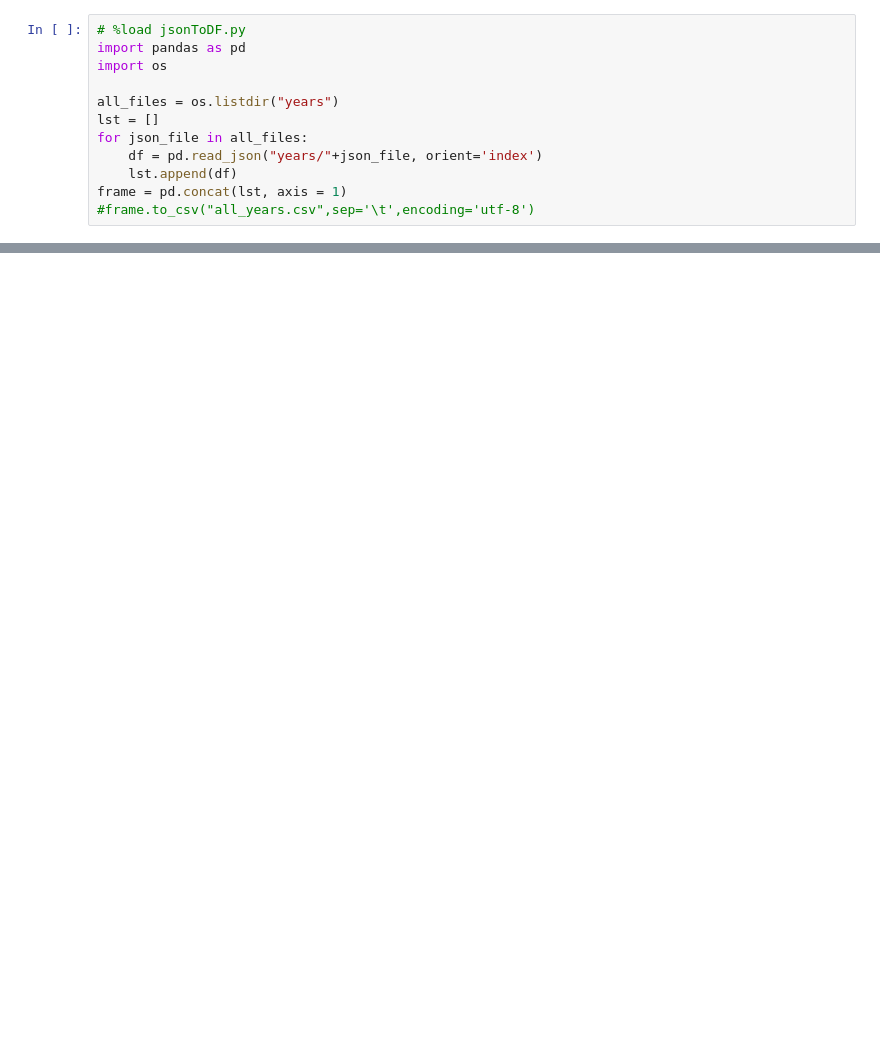
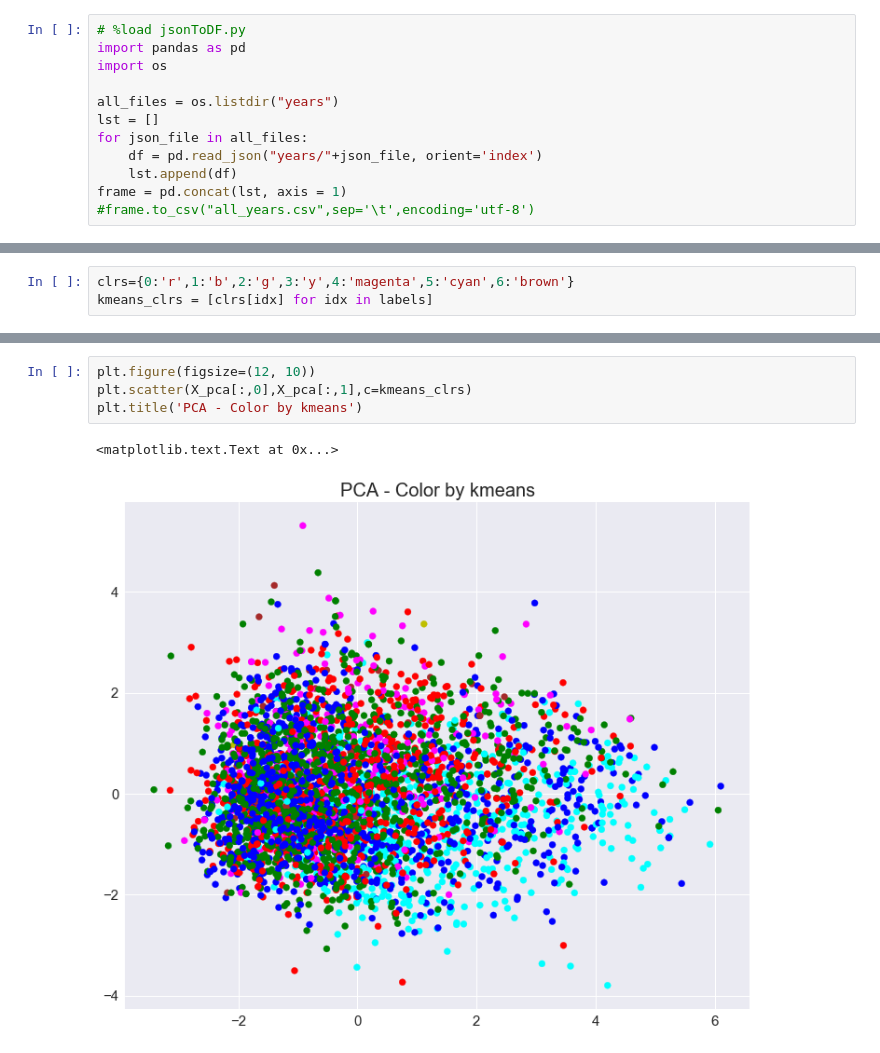
Before and after one commit to melerz/intro-data, a Jupyter notebook: billabord/main.ipynb, the cells around one changed output, grey strips where cells are left out. Cells and saved outputs as stored; diff of their text form; blank space fills up the shorter version.

```diff
--- a/billabord/main.ipynb
+++ b/billabord/main.ipynb
@@ -108,0 +314,3 @@ zz
+# %%
+clrs={0:'r',1:'b',2:'g',3:'y',4:'magenta',5:'cyan',6:'brown'}
+kmeans_clrs = [clrs[idx] for idx in labels]
@@ -108,0 +378,7 @@ zz
+# %%
+plt.figure(figsize=(12, 10))
+plt.scatter(X_pca[:,0],X_pca[:,1],c=kmeans_clrs)
+plt.title('PCA - Color by kmeans')
+# %% [output]
+<matplotlib.text.Text at 0x...>
+[figure, added]
```
Also changed, not shown: parts of 41 cells of this notebook, 10 other files.
